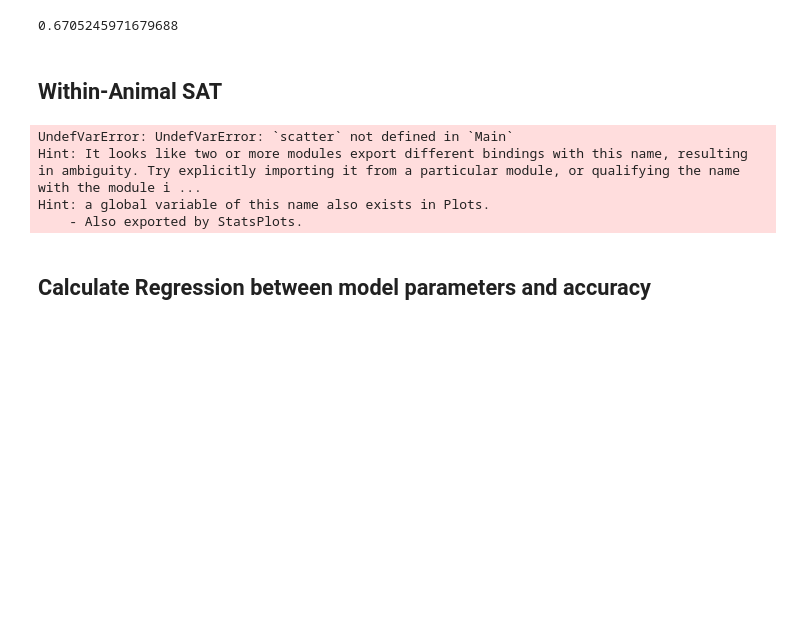
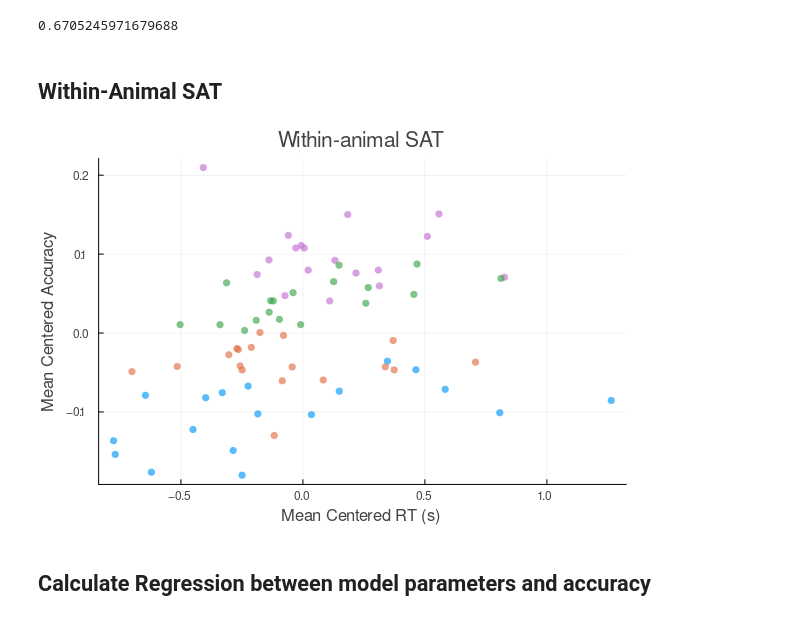
Before and after one commit to depasquale-lab/24_Hour_Behavior, a Jupyter notebook: notebooks/PopulationDDMHMM.ipynb, the cells around one changed output. Drawn from its saved outputs; the diff is of its cells as text; code cells hidden in the pictures; blank space fills up the shorter version.

Commit message:
Update notebook outputs and result SVG

```diff
--- a/notebooks/PopulationDDMHMM.ipynb
+++ b/notebooks/PopulationDDMHMM.ipynb
@@ -216,7 +216,7 @@ function plot_sat_dots_by_rat_acc_rank(df::DataFrame;
     pal = palette(:auto)
     palK = [pal[mod1(i, length(pal))] for i in 1:K]         # vector of Colors
 
-    p = scatter(
+    p = Plots.scatter(
         title=title,
         xlabel="Mean Centered RT (s)",
         ylabel="Mean Centered Accuracy",
@@ -228,7 +228,7 @@ function plot_sat_dots_by_rat_acc_rank(df::DataFrame;
         r = sdf[!, acc_rank]
         cols = palK[r]  # rank -> default Julia/Plots color
 
-        scatter!(p, sdf[!, rt], sdf[!, acc];
+        Plots.scatter!(p, sdf[!, rt], sdf[!, acc];
             markersize=markersize,
             alpha=alpha,
             markercolor=cols,
@@ -254,8 +254,8 @@ function overlay_mean_sat_rtbin!(p, df::DataFrame;
     sort!(summ, order)
 
     # black line + SEM ribbon
-    plot!(p, summ.rt_mean, summ.acc_mean; lw=line_lw, color=:black, alpha=1.0)
-    plot!(p, summ.rt_mean, summ.acc_mean; ribbon=summ.acc_sem, fillalpha=ribbon_alpha, color=:black, lw=0)
+    Plots.plot!(p, summ.rt_mean, summ.acc_mean; lw=line_lw, color=:black, alpha=1.0)
+    Plots.plot!(p, summ.rt_mean, summ.acc_mean; ribbon=summ.acc_sem, fillalpha=ribbon_alpha, color=:black, lw=0)
 
     return p
 end
@@ -304,40 +304,35 @@ function overlay_state_centers!(p, df::DataFrame;
     pal = palette(:auto)
     palK = [pal[mod1(i, length(pal))] for i in 1:K]
 
-    # If you want centers plotted per rat "on top" but not re-grouped visually,
-    # a single scatter! call is fine.
     cols = palK[c.acc_rank]
 
-    scatter!(p, c.rt_state_mean, c.acc_state_mean;
+    Plots.scatter!(p, c.rt_state_mean, c.acc_state_mean;
         markersize=markersize,
         alpha=alpha,
         marker=marker,
         markercolor=cols,
         markerstrokecolor=stroke_color,
         markerstrokewidth=stroke_width,
         label=false
     )
 
     return p, c
 end
 
 dfc  = center_within_animal(ddm_params_df; rat=:rat, rt=:mean_rt, acc=:acc)
 dfc  = add_rt_order(dfc; rat=:rat, rt=:rt_c)
 dfc  = add_acc_rank(dfc; rat=:rat, acc=:acc_c, rev=false)
 
 p = plot_sat_dots_by_rat_acc_rank(dfc; rt=:rt_c, acc=:acc_c, rat=:rat, acc_rank=:acc_rank)
 
 # Overlay per-state centers
 # p, centers = overlay_state_centers!(p, dfc; rat=:rat, state=:acc_rank, rt=:rt_c, acc=:acc_c, rev=false)
 
 
 
 # savefig(p, "../results/population_sat_rtLine_accColorDots.svg")
 # %% [output]
-UndefVarError: UndefVarError: `scatter` not defined in `Main`
-Hint: It looks like two or more modules export different bindings with this name, resulting in ambiguity. Try explicitly importing it from a particular module, or qualifying the name with the module i ...
-Hint: a global variable of this name also exists in Plots.
-    - Also exported by StatsPlots.
+[figure, added]
 # %% [markdown]
 ## Calculate Regression between model parameters and accuracy
 # %%
```
Also changed, not shown: parts of 5 cells of this notebook, 1 other file.
